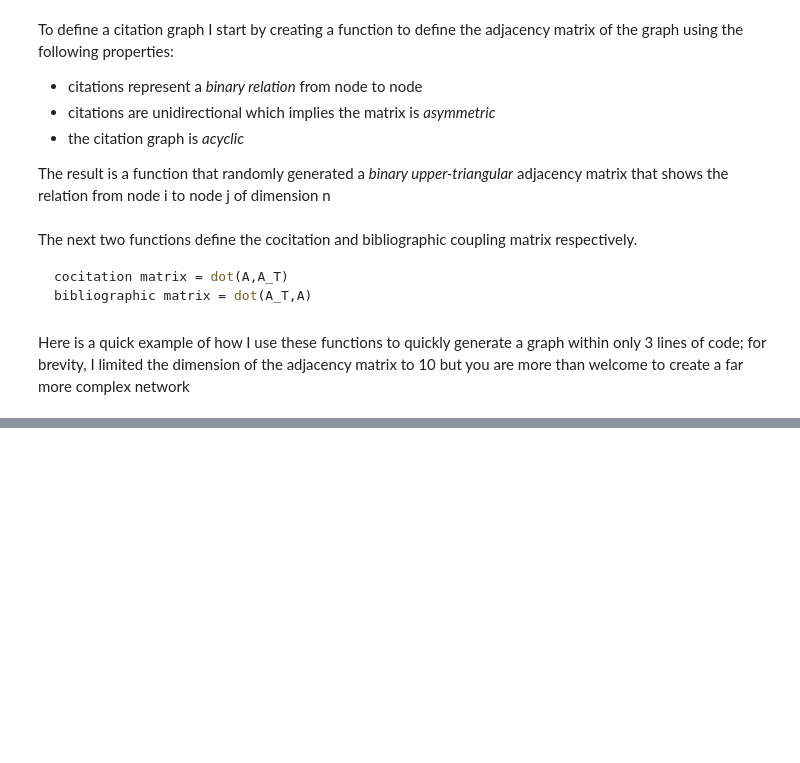
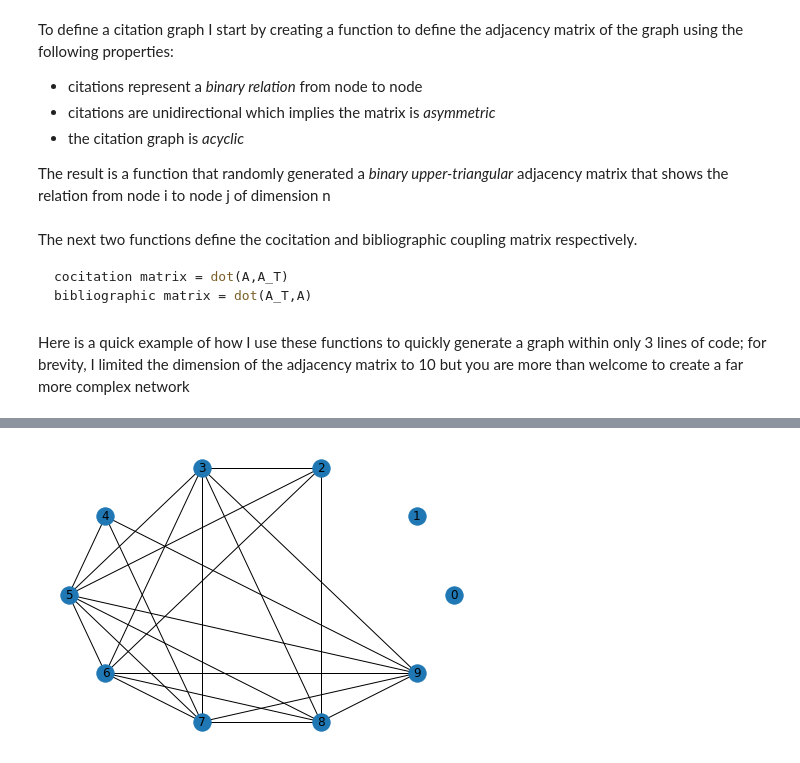
Before and after one commit to charlesknipp/technology_waves, a Jupyter notebook: random_network.ipynb, the cells around one changed output, grey strips where cells are left out. Cells and saved outputs as stored; diff of their text form; code cells hidden in the pictures; blank space fills up the shorter version.

```diff
--- a/random_network.ipynb
+++ b/random_network.ipynb
@@ -64,0 +67,4 @@ nx.draw_circular(CC,with_labels=True)
+# %%
+nx.draw_circular(BC,with_labels=True)
+# %% [output]
+[figure, added]
```
Also changed, not shown: parts of 3 cells of this notebook.
